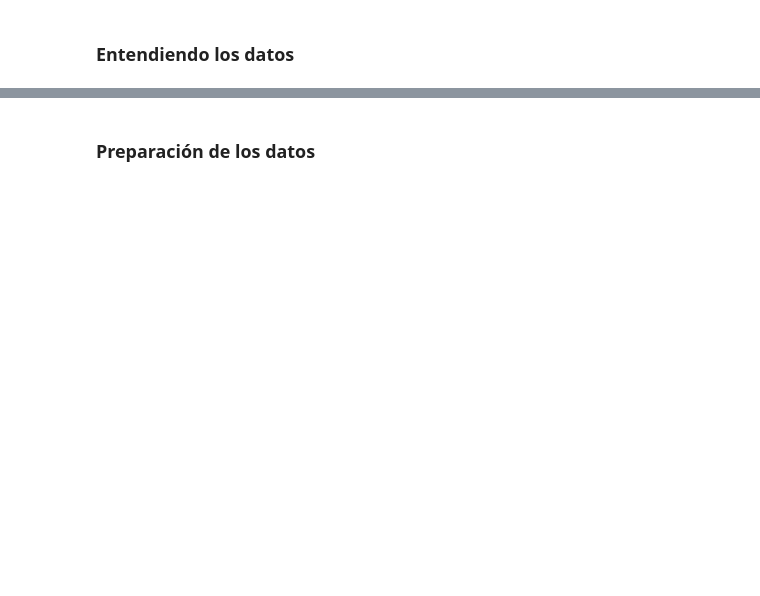
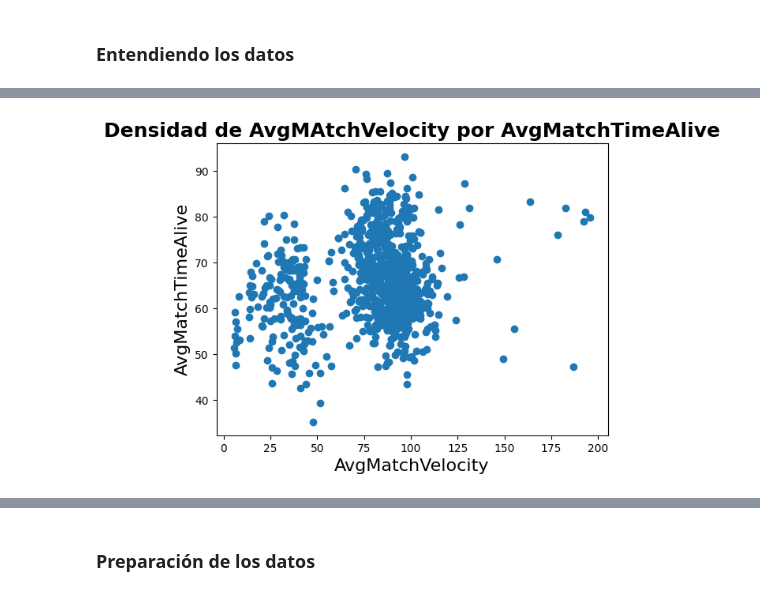
Before and after one commit to Nachi3/Trabajo_Semestral_IA, a Jupyter notebook: 620454_ProyectoSemestral_Plantilla.ipynb, the cells around one changed output, grey strips where cells are left out. Cells and saved outputs as stored; diff of their text form; code cells hidden in the pictures; blank space fills up the shorter version.

```diff
--- a/620454_ProyectoSemestral_Plantilla.ipynb
+++ b/620454_ProyectoSemestral_Plantilla.ipynb
@@ -146,0 +259,25 @@ dtype: object
+# %%
+# Extracción de datos de interes
+# TimeAlive y MatchHeadShots son los importantes
+filtered_data = data_frame[['Map', 'MatchId', 'SteamId', 'TimeAlive', 'AvgRoundVelocity']]
+
+# Filtrado por el mapa de la partida
+filtered_data = filtered_data[(filtered_data['Map'] == 'de_mirage')]
+# Calculo del promedio de TimeAlive y AvgRoundVelocity, para cada jugador en cada partida distinta
+filtered_data = filtered_data.groupby(['MatchId','SteamId'])[['TimeAlive', 'AvgRoundVelocity']].mean()
+# Filtrado de 9 puntos atípicos, los cuales no dejan analizar claramente el gráfico de densidad
+filtered_data = filtered_data[(filtered_data['TimeAlive'] < 100)]
+
+# Gráfico de densidad de edades
+# variables a utilizar
+x_values = filtered_data.AvgRoundVelocity
+y_values = filtered_data.TimeAlive
+
+# Creación del gráfico
+plt.scatter(x_values, y_values, marker='o');
+plt.title('Densidad de AvgMAtchVelocity por AvgMatchTimeAlive', fontsize=18, fontweight="bold")
+plt.xlabel('AvgMatchVelocity', fontsize=16)
+plt.ylabel('AvgMatchTimeAlive', fontsize=16)
+plt.show()
+# %% [output]
+[figure, added]
```
Also changed, not shown: parts of 77 cells of this notebook.
